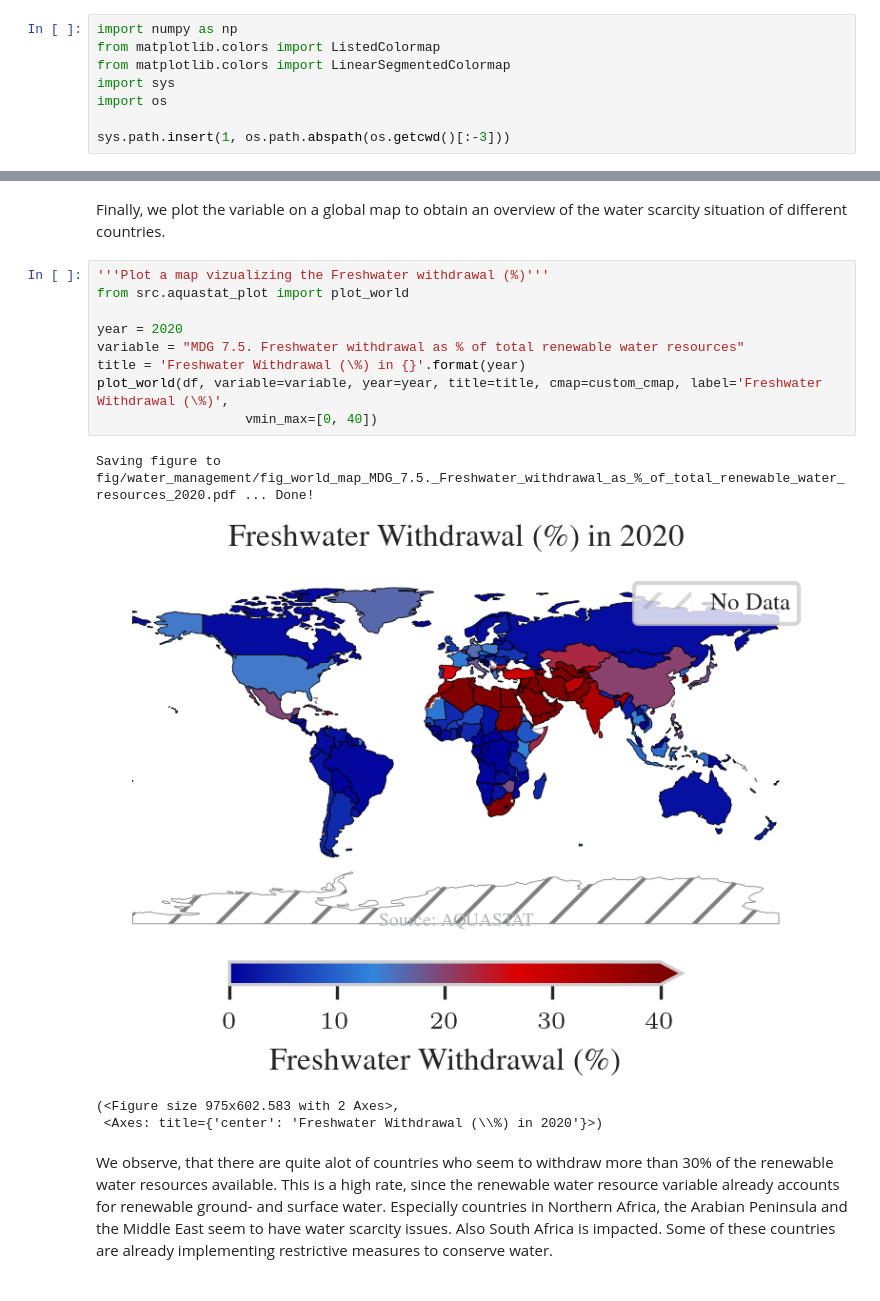
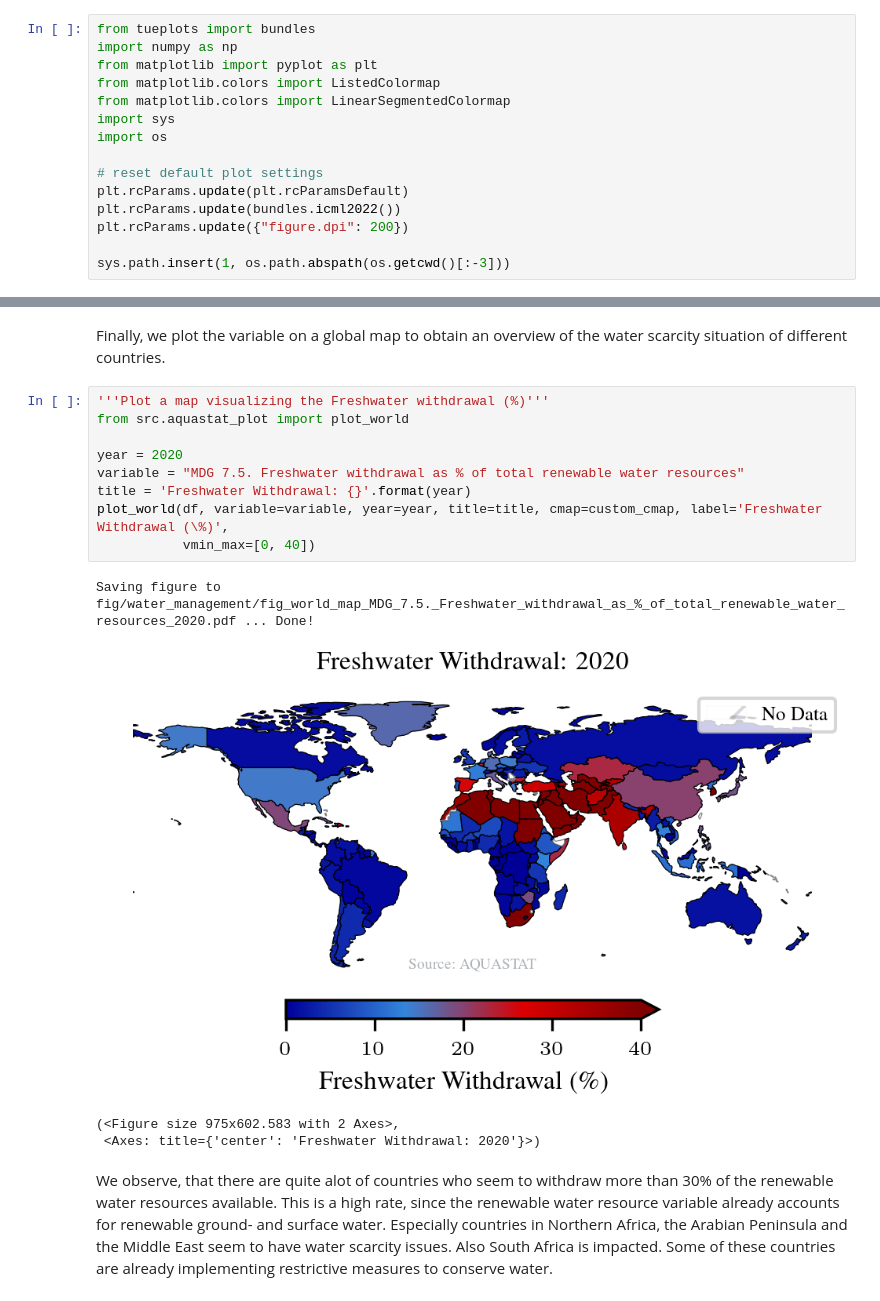
Before and after one commit to am9zZWY/team-aqua, a Jupyter notebook: exp/exp_global_water_withdrawal_map.ipynb, the cells around one changed output, grey strips where cells are left out. Saved outputs shown, nothing was run; the diff lists cells and outputs as text.

Commit message:
Change output of year

```diff
--- a/exp/exp_global_water_withdrawal_map.ipynb
+++ b/exp/exp_global_water_withdrawal_map.ipynb
@@ -3,12 +3,19 @@
 
 This expermient investigates the proportion of withdrawn freshwater in relation to the available renewable freshwater. A substantial share of withdrawn freshwater could suggest existing or potential water scarcity issues.
 # %%
+from tueplots import bundles
 import numpy as np
+from matplotlib import pyplot as plt
 from matplotlib.colors import ListedColormap
 from matplotlib.colors import LinearSegmentedColormap
 import sys
 import os
 
+# reset default plot settings
+plt.rcParams.update(plt.rcParamsDefault)
+plt.rcParams.update(bundles.icml2022())
+plt.rcParams.update({"figure.dpi": 200})
+
 sys.path.insert(1, os.path.abspath(os.getcwd()[:-3]))
 # %% [markdown]
 First we create a custom colormap ranging from blue to red
@@ -58,19 +67,19 @@ Renaming countries ...
 # %% [markdown]
 Finally, we plot the variable on a global map to obtain an overview of the water scarcity situation of different countries.
 # %%
-'''Plot a map vizualizing the Freshwater withdrawal (%)'''
+'''Plot a map visualizing the Freshwater withdrawal (%)'''
 from src.aquastat_plot import plot_world
 
 year = 2020
 variable = "MDG 7.5. Freshwater withdrawal as % of total renewable water resources"
-title = 'Freshwater Withdrawal (\%) in {}'.format(year)
+title = 'Freshwater Withdrawal: {}'.format(year)
 plot_world(df, variable=variable, year=year, title=title, cmap=custom_cmap, label='Freshwater Withdrawal (\%)',
-                   vmin_max=[0, 40])
+           vmin_max=[0, 40])
 # %% [output]
 Saving figure to fig/water_management/fig_world_map_MDG_7.5._Freshwater_withdrawal_as_%_of_total_renewable_water_resources_2020.pdf ... Done!
-[figure, old version]
+[figure, new version]
 (<Figure size 975x602.583 with 2 Axes>,
- <Axes: title={'center': 'Freshwater Withdrawal (\\%) in 2020'}>)
+ <Axes: title={'center': 'Freshwater Withdrawal: 2020'}>)
 # %% [markdown]
 We observe, that there are quite alot of countries who seem to withdraw more than 30% of the renewable water resources available. This is a high rate, since the renewable water resource variable already accounts for renewable ground- and surface water. Especially countries in Northern Africa, the Arabian Peninsula and the Middle East seem to have water scarcity issues. Also South Africa is impacted.
 Some of these countries are already implementing restrictive measures to conserve water.
```
Also changed, not shown: parts of 3 cells of this notebook.
